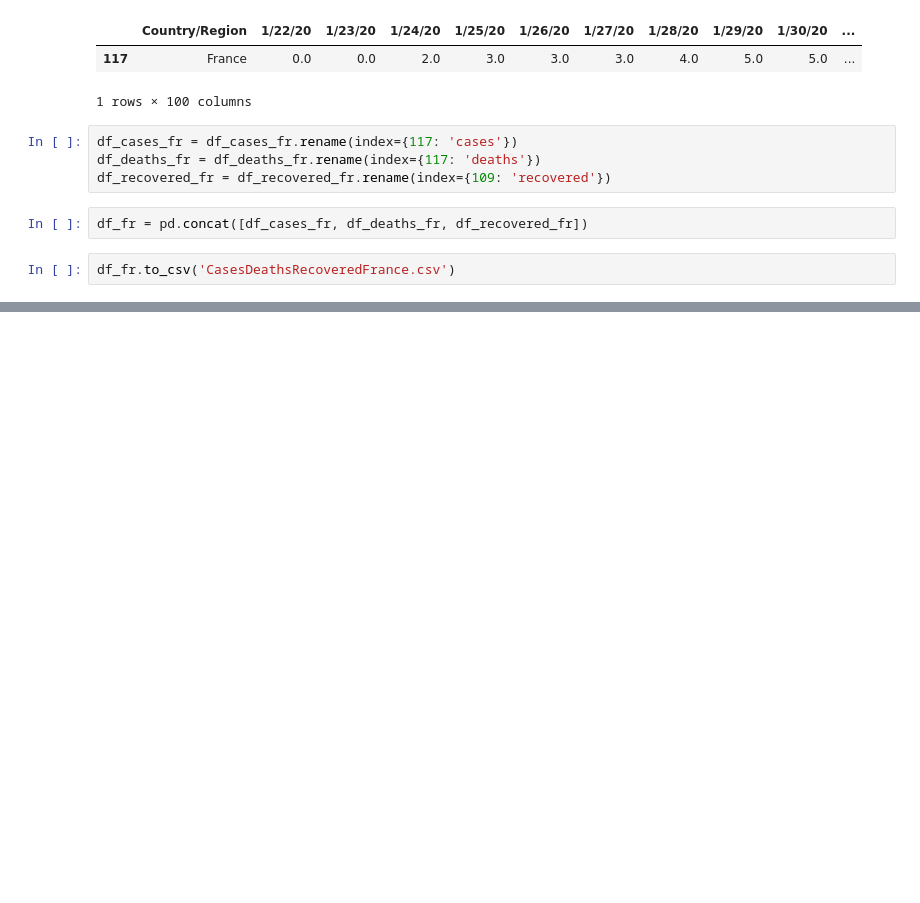
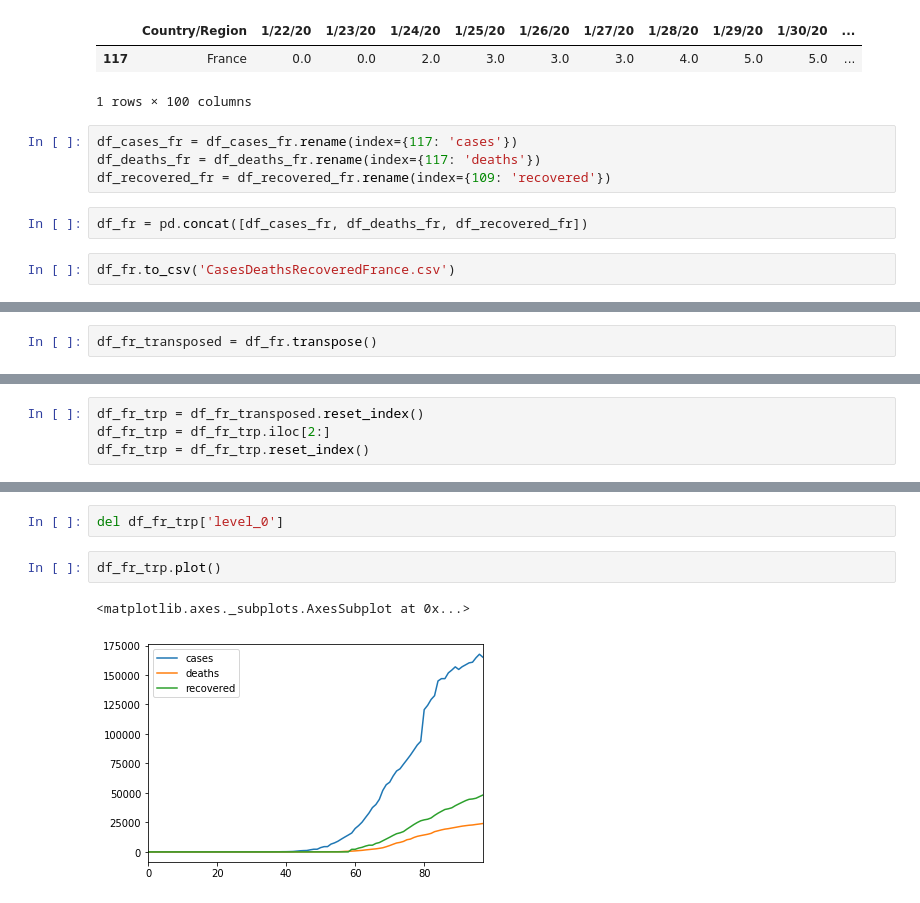
Before and after one commit to RobindeGrootNL/COVID-19-Data-Driven-Policy-Advisor-Tool, a Jupyter notebook: python/data handling/DataCleaning.ipynb, the cells around one changed output, grey strips where cells are left out. Cells and saved outputs as stored; diff of their text form; blank space fills up the shorter version.

Commit message:
server, graph modifications, basic graphs for France in iPython

```diff
--- a/python/data handling/DataCleaning.ipynb
+++ b/python/data handling/DataCleaning.ipynb
@@ -146,0 +139,2 @@ df_fr
+# %%
+df_fr_transposed = df_fr.transpose()
@@ -146,0 +157,4 @@ df_fr
+# %%
+df_fr_trp = df_fr_transposed.reset_index()
+df_fr_trp = df_fr_trp.iloc[2:]
+df_fr_trp = df_fr_trp.reset_index()
@@ -146,0 +177,7 @@ df_fr
+# %%
+del df_fr_trp['level_0']
+# %%
+df_fr_trp.plot()
+# %% [output]
+<matplotlib.axes._subplots.AxesSubplot at 0x...>
+[figure, added]
```
Also changed, not shown: parts of 5 cells of this notebook, 7 other files.
